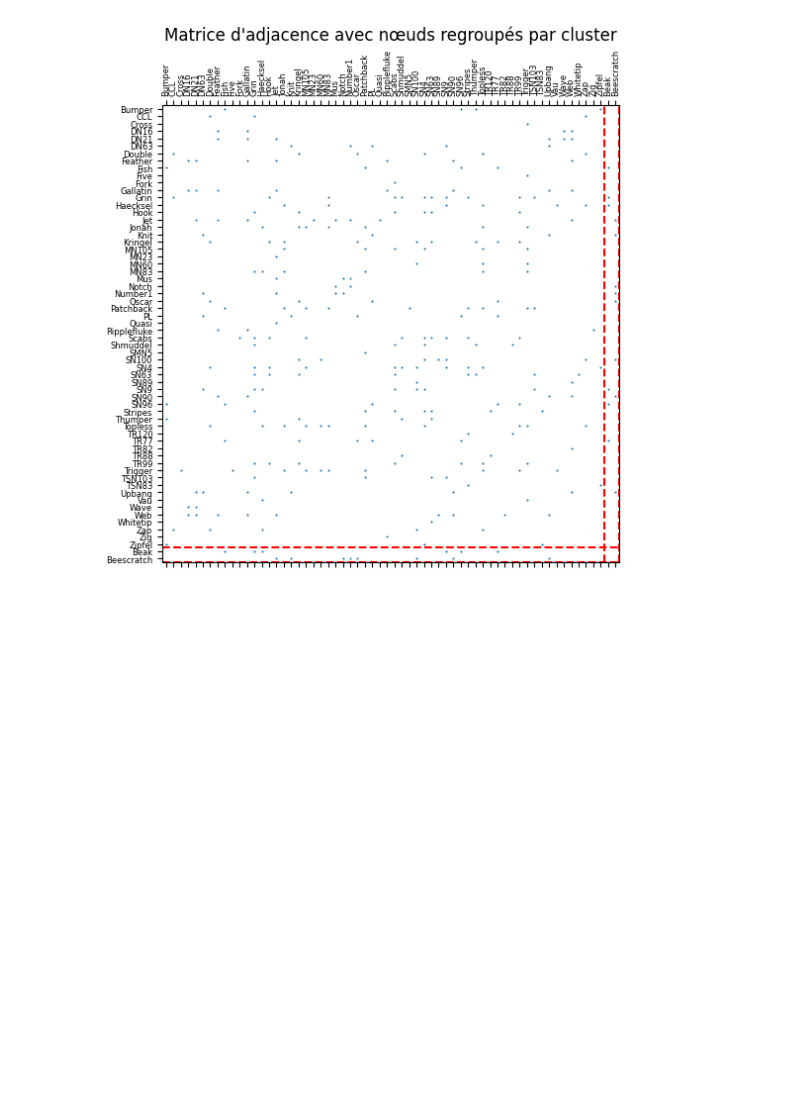
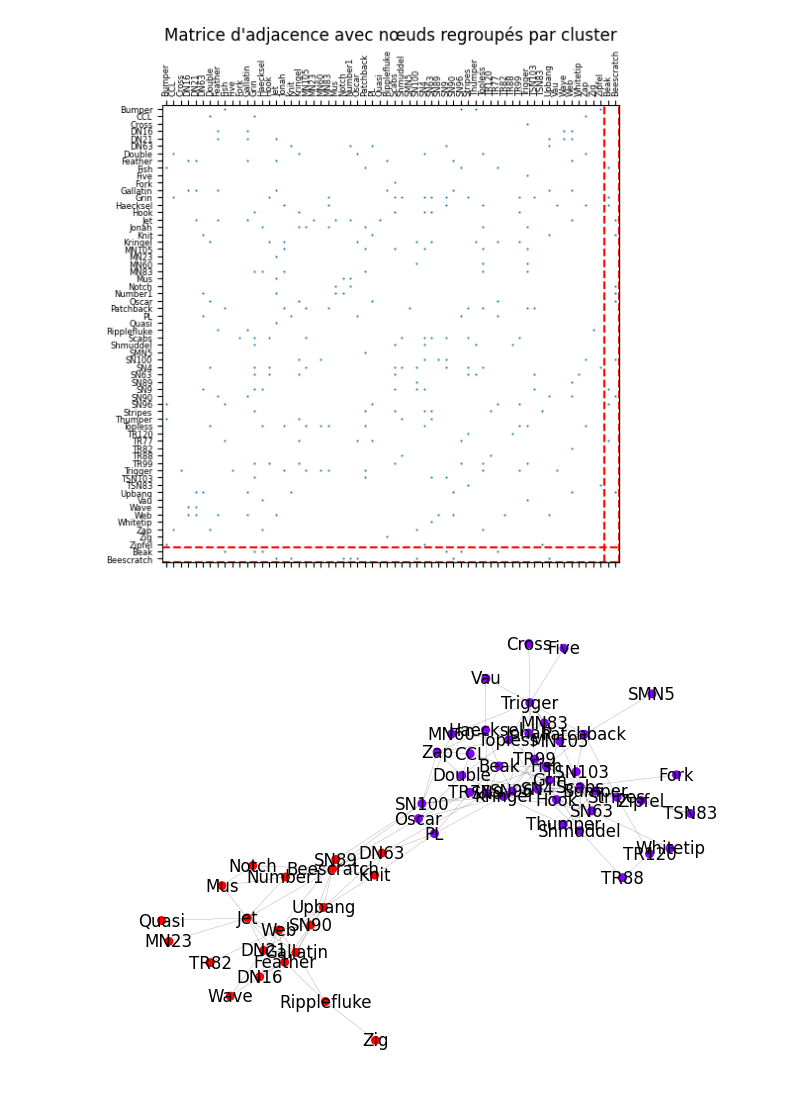
Before and after one commit to ElSacho/Mixture4graph, a Jupyter notebook: dolphins.ipynb, the cells around one changed output. Drawn from its saved outputs; the diff is of its cells as text; code cells hidden in the pictures; blank space fills up the shorter version.

```diff
--- a/dolphins.ipynb
+++ b/dolphins.ipynb
@@ -63,3 +63,7 @@ utils.plot_adjency_matrix(dolphins.data, tau_hierarchical, 2)
 [figure]
 [figure]
 [figure]
+# %%
+utils.show_graph_cluster_color(dolphins.data, model.results[2]['tau'])
+# %% [output]
+[figure, added]
```
Also changed, not shown: parts of 4 cells of this notebook, 2 other files.
